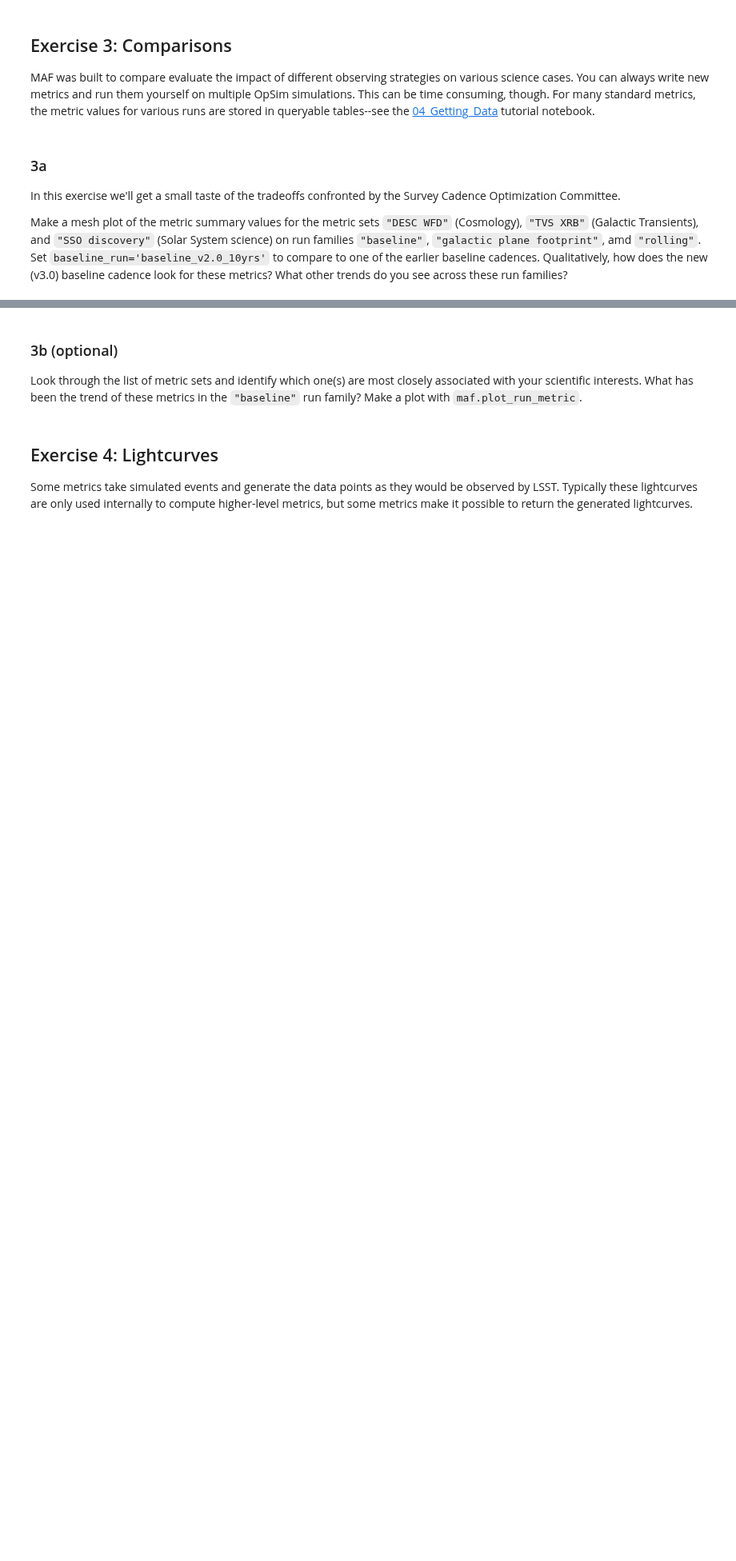
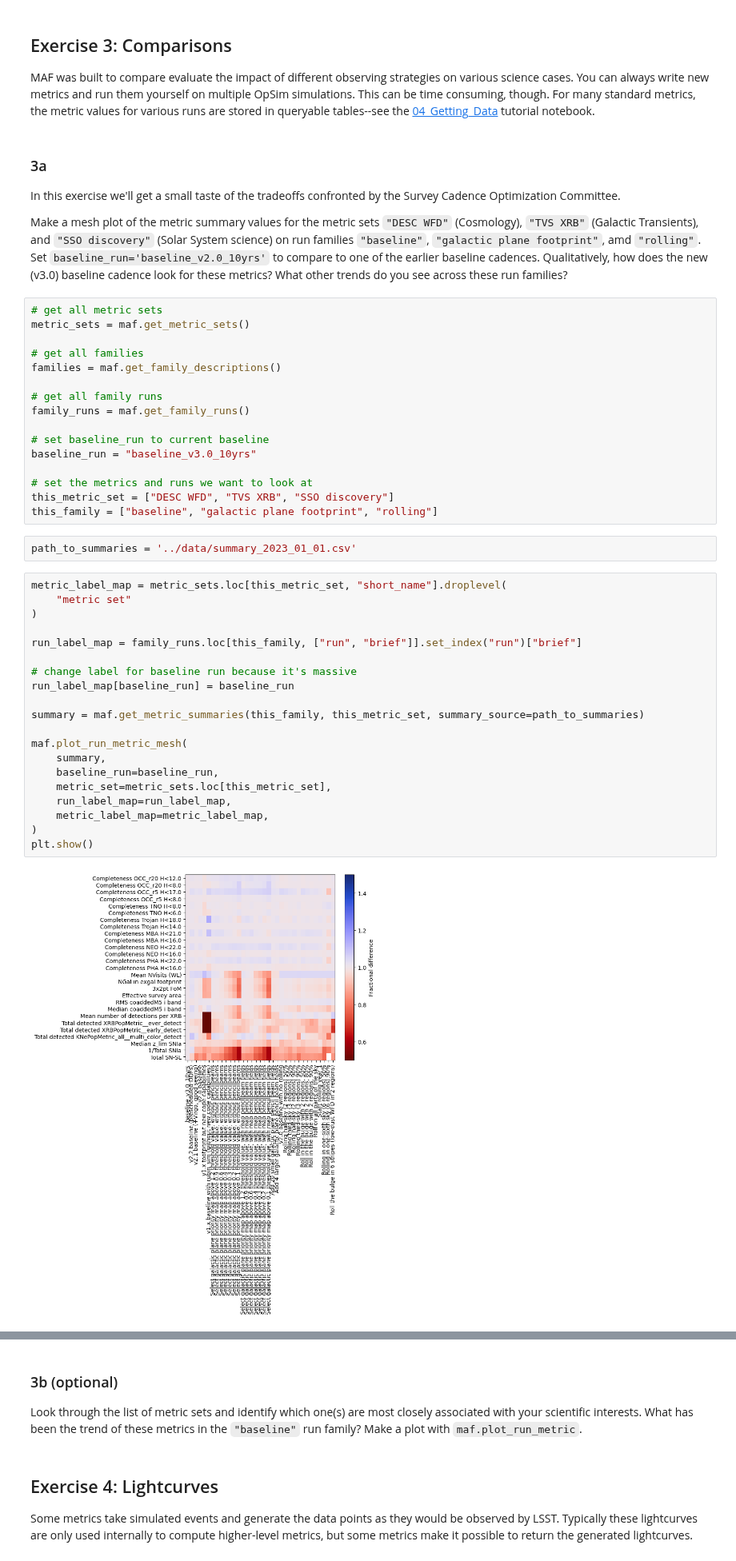
Before and after one commit to ykwang1/astr597-survey-science, a Jupyter notebook: HW/HW4.ipynb, the cells around one changed output, grey strips where cells are left out. Shown at 80% size. Saved outputs shown, nothing was run; the diff lists cells and outputs as text; blank space fills up the shorter version.

```diff
--- a/HW/HW4.ipynb
+++ b/HW/HW4.ipynb
@@ -184,3 +196,43 @@ MAF was built to compare evaluate the impact of different observing strategies o
 In this exercise we'll get a small taste of the tradeoffs confronted by the Survey Cadence Optimization Committee.
 
 Make a mesh plot of the metric summary values for the metric sets `"DESC WFD"` (Cosmology), `"TVS XRB"` (Galactic Transients), and `"SSO discovery"` (Solar System science) on run families `"baseline"`, `"galactic plane footprint"`, amd `"rolling"`.  Set `baseline_run='baseline_v2.0_10yrs'` to compare to one of the earlier baseline cadences.  Qualitatively, how does the new (v3.0) baseline cadence look for these metrics?  What other trends do you see across these run families?
+# %%
+# get all metric sets
+metric_sets = maf.get_metric_sets()
+
+# get all families
+families = maf.get_family_descriptions()
+
+# get all family runs
+family_runs = maf.get_family_runs()
+
+# set baseline_run to current baseline
+baseline_run = "baseline_v3.0_10yrs"
+
+# set the metrics and runs we want to look at
+this_metric_set = ["DESC WFD", "TVS XRB", "SSO discovery"]
+this_family = ["baseline", "galactic plane footprint", "rolling"]
+# %%
+path_to_summaries = '../data/summary_2023_01_01.csv'
+# %%
+metric_label_map = metric_sets.loc[this_metric_set, "short_name"].droplevel(
+    "metric set"
+)
+
+run_label_map = family_runs.loc[this_family, ["run", "brief"]].set_index("run")["brief"]
+
+# change label for baseline run because it's massive
+run_label_map[baseline_run] = baseline_run
+
+summary = maf.get_metric_summaries(this_family, this_metric_set, summary_source=path_to_summaries)
+
+maf.plot_run_metric_mesh(
+    summary,
+    baseline_run=baseline_run,
+    metric_set=metric_sets.loc[this_metric_set],
+    run_label_map=run_label_map,
+    metric_label_map=metric_label_map,
+)
+plt.show()
+# %% [output]
+[figure, added]
```
Also changed, not shown: parts of 32 cells of this notebook.
